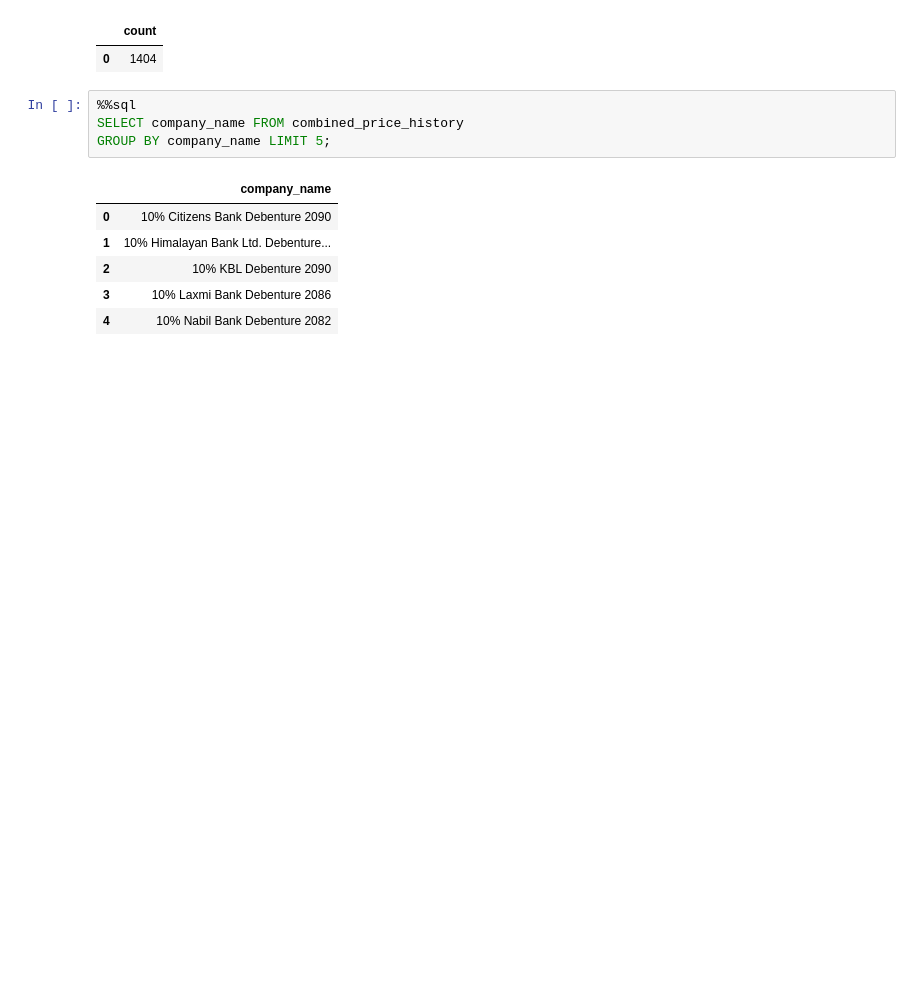
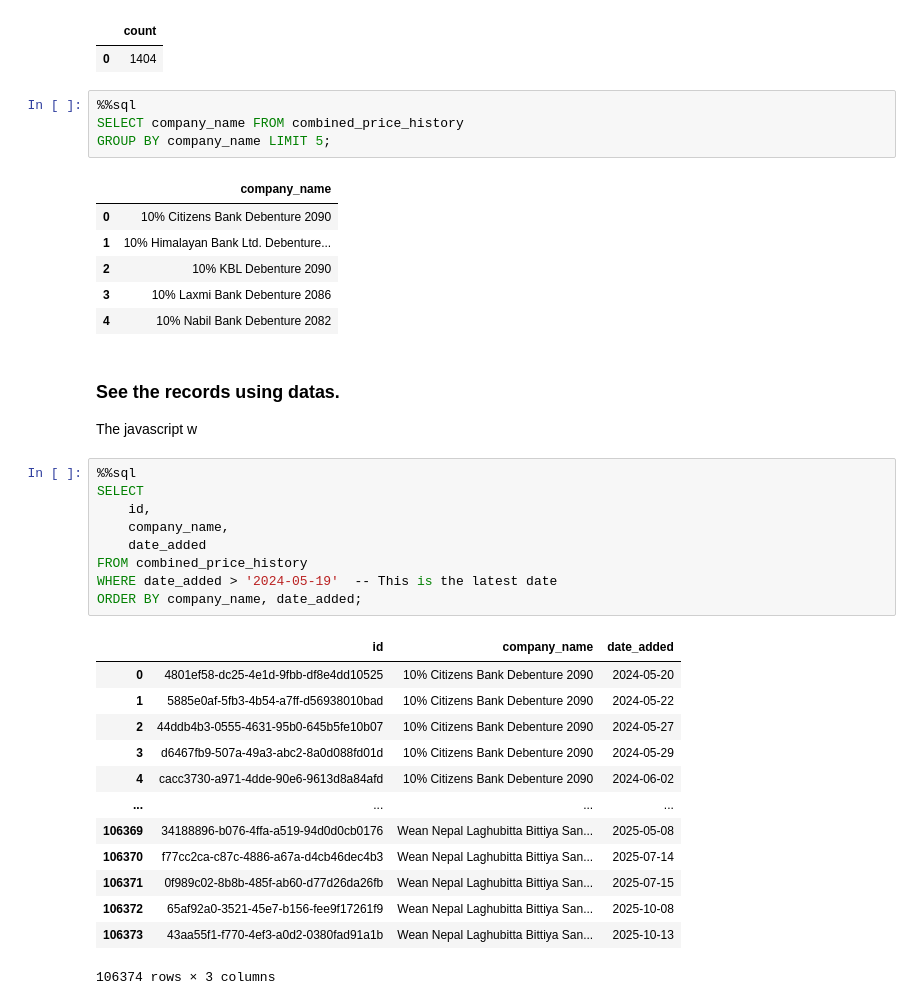
Before and after one commit to Aavash232311/BullsOfKathmandu, a Jupyter notebook: analysis.ipynb, the cells around one changed output. Cells and saved outputs as stored; diff of their text form; blank space fills up the shorter version.

```diff
--- a/analysis.ipynb
+++ b/analysis.ipynb
@@ -84,3 +84,30 @@ GROUP BY company_name LIMIT 5;
 | 2 | 10% KBL Debenture 2090 |
 | 3 | 10% Laxmi Bank Debenture 2086 |
 | 4 | 10% Nabil Bank Debenture 2082 |
+# %% [markdown]
+### See the records using datas.
+
+The javascript w
+# %%
+%%sql
+SELECT
+    id,
+    company_name,
+    date_added
+FROM combined_price_history
+WHERE date_added > '2024-05-19'  -- This is the latest date
+ORDER BY company_name, date_added;
+# %% [output]
+|  | id | company_name | date_added |
+| 0 | 4801ef58-dc25-4e1d-9fbb-df8e4dd10525 | 10% Citizens Bank Debenture 2090 | 2024-05-20 |
+| 1 | 5885e0af-5fb3-4b54-a7ff-d56938010bad | 10% Citizens Bank Debenture 2090 | 2024-05-22 |
+| 2 | 44ddb4b3-0555-4631-95b0-645b5fe10b07 | 10% Citizens Bank Debenture 2090 | 2024-05-27 |
+| 3 | d6467fb9-507a-49a3-abc2-8a0d088fd01d | 10% Citizens Bank Debenture 2090 | 2024-05-29 |
+| 4 | cacc3730-a971-4dde-90e6-9613d8a84afd | 10% Citizens Bank Debenture 2090 | 2024-06-02 |
+| ... | ... | ... | ... |
+| 106369 | 34188896-b076-4ffa-a519-94d0d0cb0176 | Wean Nepal Laghubitta Bittiya San... | 2025-05-08 |
+| 106370 | f77cc2ca-c87c-4886-a67a-d4cb46dec4b3 | Wean Nepal Laghubitta Bittiya San... | 2025-07-14 |
+| 106371 | 0f989c02-8b8b-485f-ab60-d77d26da26fb | Wean Nepal Laghubitta Bittiya San... | 2025-07-15 |
+| 106372 | 65af92a0-3521-45e7-b156-fee9f17261f9 | Wean Nepal Laghubitta Bittiya San... | 2025-10-08 |
+| 106373 | 43aa55f1-f770-4ef3-a0d2-0380fad91a1b | Wean Nepal Laghubitta Bittiya San... | 2025-10-13 |
+106374 rows × 3 columns
```
Also changed, not shown: 5 other files.
